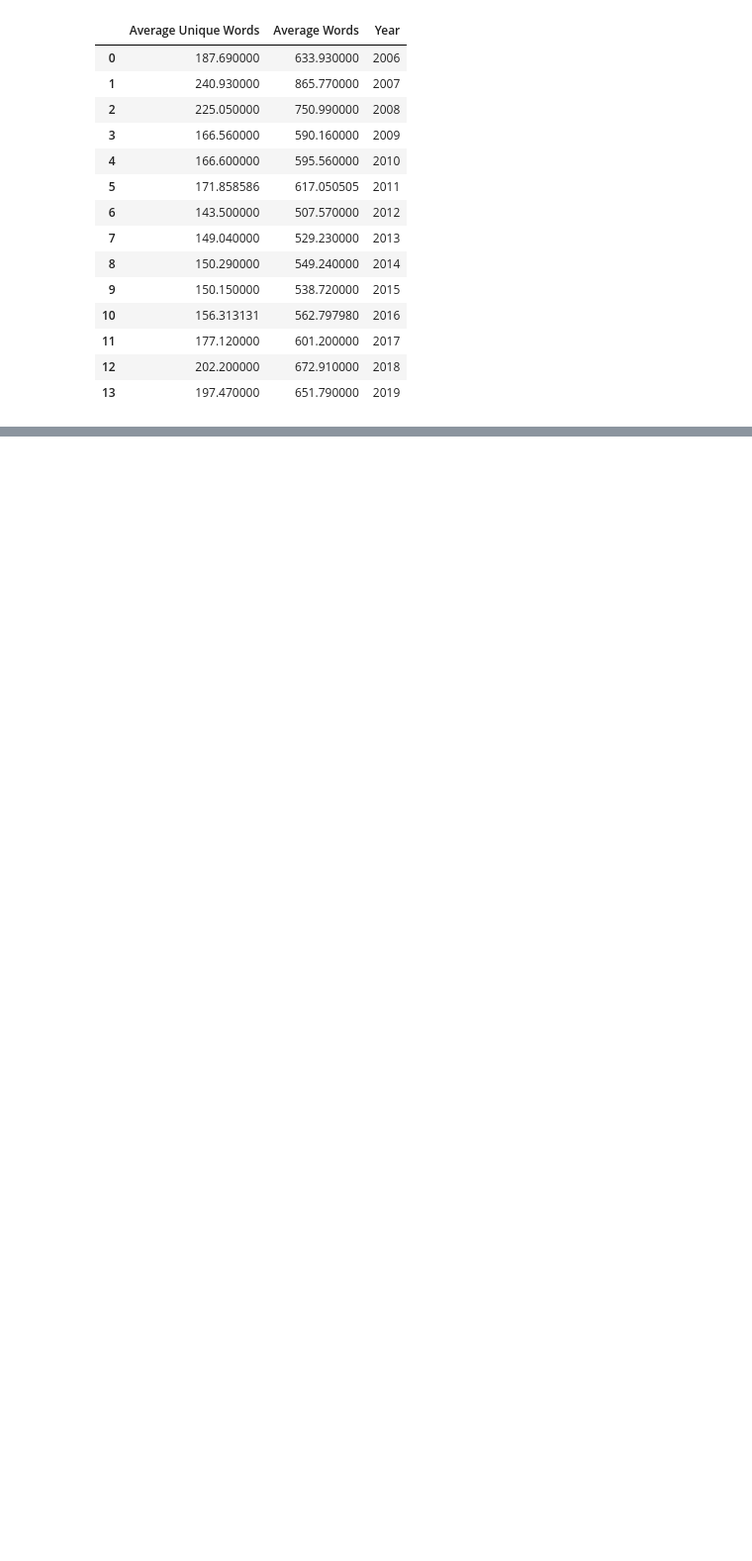
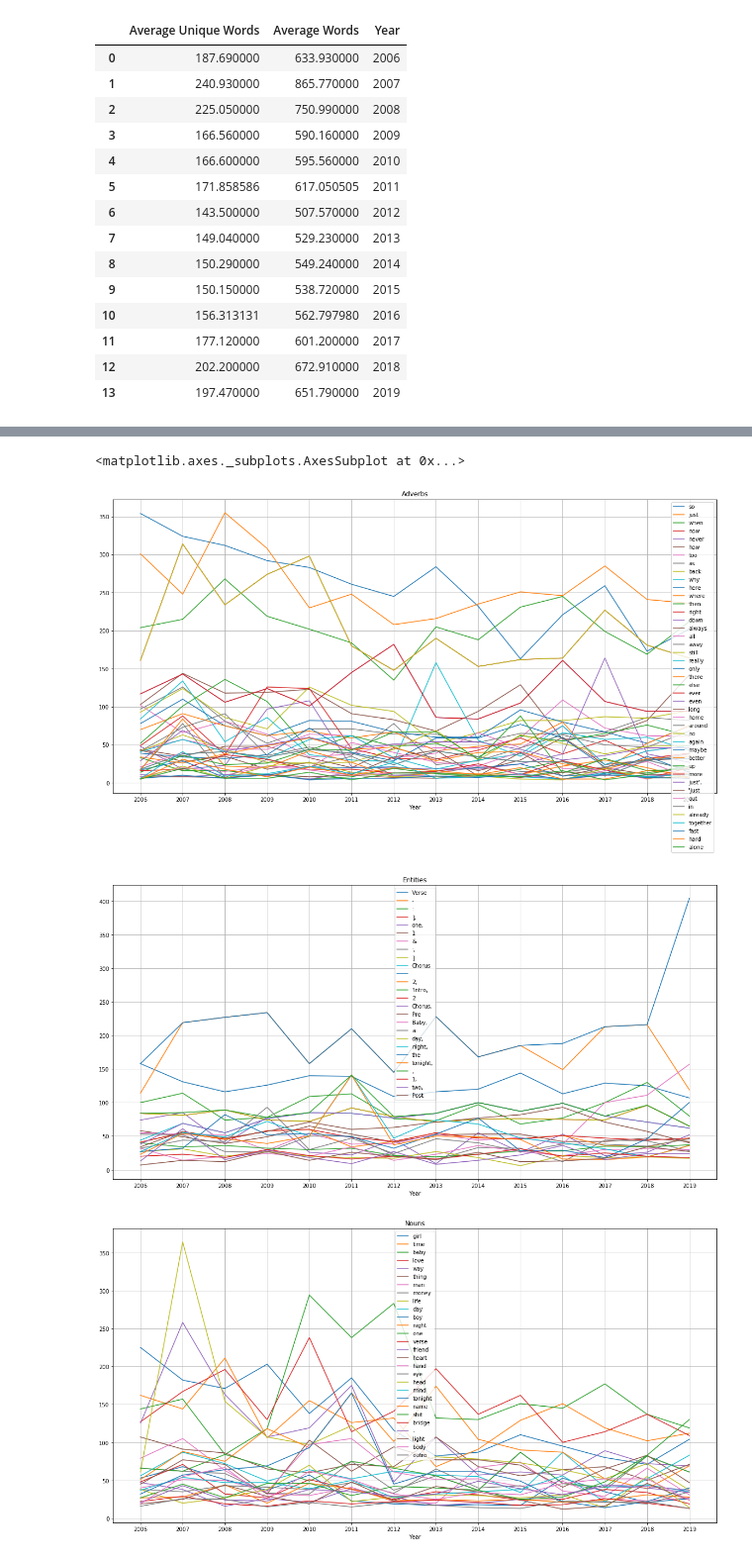
Before and after one commit to bhavishy6/thrutheyears, a Jupyter notebook: thrutheyears.ipynb, the cells around one changed output, grey strips where cells are left out. Shown at 99% size. Drawn from its saved outputs; the diff is of its cells as text; code cells hidden in the pictures; blank space fills up the shorter version.

Commit message:
Transforming and graphing data into key word count by year. Some entities are being mislabeled.

```diff
--- a/thrutheyears.ipynb
+++ b/thrutheyears.ipynb
@@ -495,0 +510,34 @@ display(year_summary)
+# %%
+def terms_by_year(terms, frequencies, term_type):
+    by_year = pd.DataFrame()
+    for i in range(0, len(terms)):
+        word_freq = []
+        for j in range(0, len(frequencies)):
+            year = frequencies['Year'][j]
+            year_terms = frequencies['Most Common ' + term_type][j]
+
+            for words in year_terms:
+                if terms[i] in words[0]:
+                    word_freq.append(words[1])
+                    break
+        by_year[str(terms[i])] = word_freq
+    by_year['Year'] = np.arange(2006, 2020)
+    by_year = by_year.set_index("Year")
+    return by_year
+# %%
+all_pop_nouns = get_common_terms(nouns_frequencies, "Nouns")
+all_nouns_by_year = terms_by_year(all_pop_nouns, nouns_frequencies, "Nouns")
+
+all_pop_adverbs = get_common_terms(adverbs_frequencies, "Adverbs")
+all_adverbs_by_year = terms_by_year(all_pop_adverbs, adverbs_frequencies, "Adverbs")
+
+all_pop_verbs = get_common_terms(verbs_frequencies, "Verbs")
+all_verbs_by_year = terms_by_year(all_pop_verbs, verbs_frequencies, "Verbs")
+
+
+all_pop_words = get_common_terms(word_frequencies, "Corpus")
+all_words_by_year = terms_by_year(all_pop_words, word_frequencies, "Corpus")
+
+
+all_pop_entities = get_common_terms(entity_frequencies, "Entities")
+all_entities_by_year = terms_by_year(all_pop_entities, entity_frequencies, "Entities")
@@ -495,0 +644,12 @@ display(year_summary)
+# %%
+#5. graph popular terms by year.
+all_adverbs_by_year.plot(figsize=(20, 10), title="Adverbs", grid="true", xticks=all_adverbs_by_year.index)
+all_entities_by_year.plot(figsize=(20, 10), title="Entities", grid="true", xticks=all_entities_by_year.index)
+all_nouns_by_year.plot(figsize=(20, 10), title="Nouns", grid="true", xticks=all_nouns_by_year.index)
+all_verbs_by_year.plot(figsize=(20, 10), title="Verbs", grid="true", xticks=all_verbs_by_year.index)
+all_words_by_year.plot(figsize=(20, 10), title="words", grid="true", xticks=all_words_by_year.index)
+# %% [output]
+<matplotlib.axes._subplots.AxesSubplot at 0x...>
+[figure, added]
+[figure, added]
+[figure, added]
```
Also changed, not shown: parts of 8 cells of this notebook.
